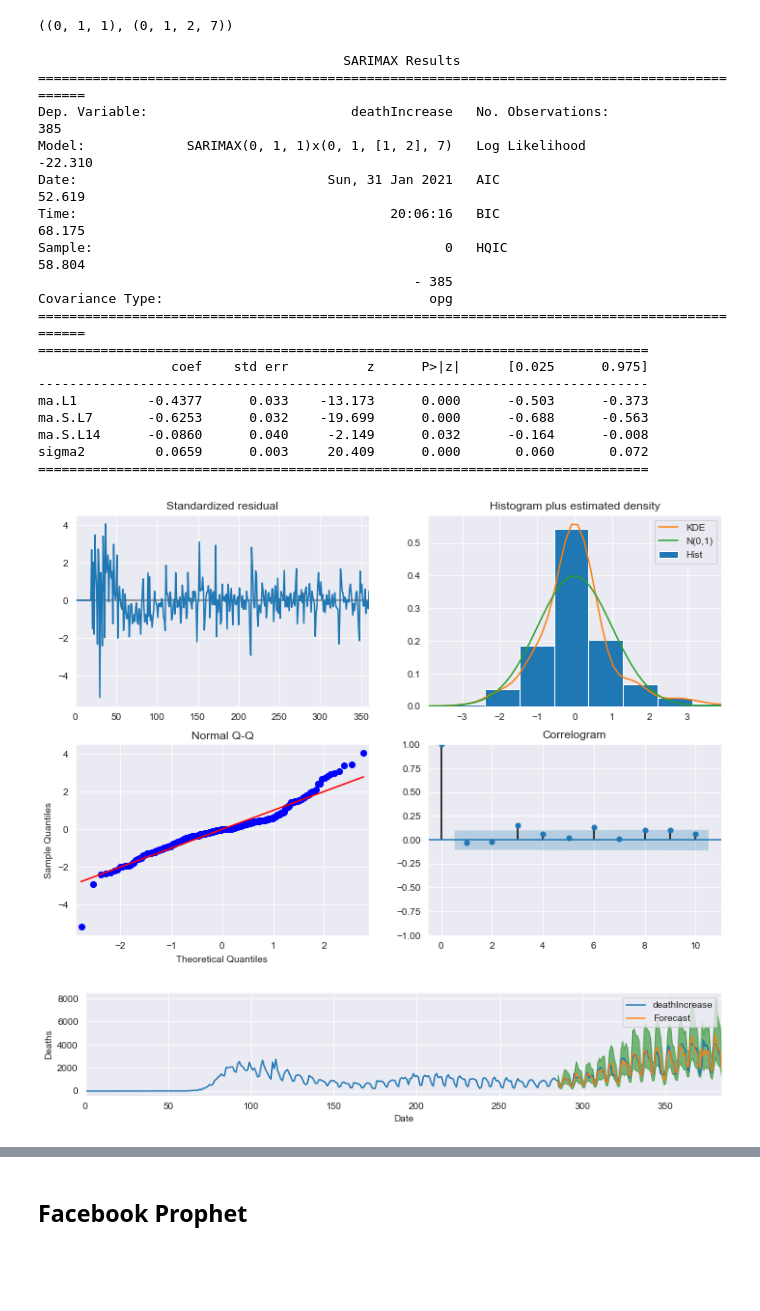
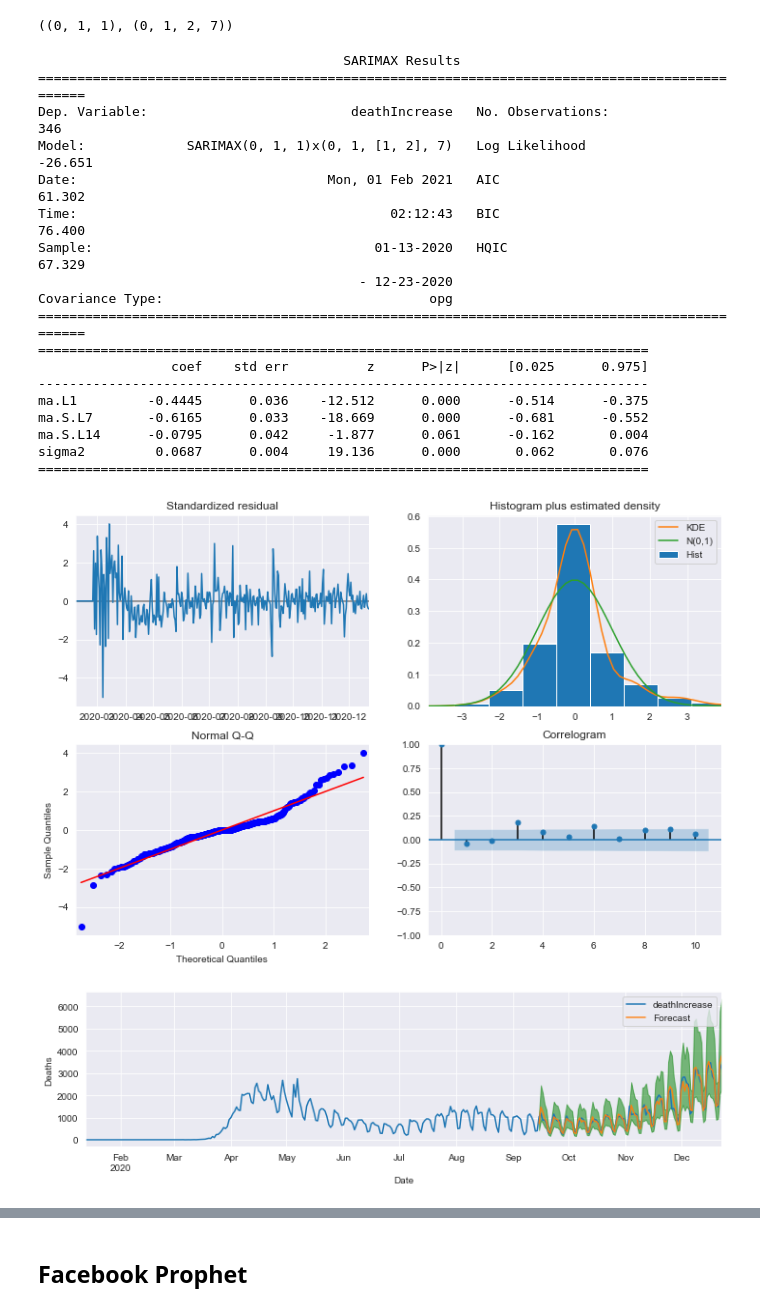
Before and after one commit to ghcn345/Coronavirus-Prediction, a Jupyter notebook: temp.ipynb, the cells around one changed output, grey strips where cells are left out. Saved outputs shown, nothing was run; the diff lists cells and outputs as text; code cells hidden in the pictures; blank space fills up the shorter version.

```diff
--- a/temp.ipynb
+++ b/temp.ipynb
@@ -238,17 +237,20 @@ stationarity_check(np.sqrt(df.mortality))
 ## Modeling
 # %% [markdown]
 ### ARIMA Model
+# %%
+# set index datetime
+df['date'] = pd.to_datetime(df.date, format='%Y%m%d')
+df.set_index('date', inplace=True)
+df.index = pd.DatetimeIndex(df.index.values, freq=df.index.inferred_freq) #<--- set freq.
+
+# construct seperate dataframes for target variable
+deaths = pd.DataFrame(df.deathIncrease, index=df.index)
+
+# add one to all values of zero for log transforms
+deaths['deathIncrease'] = np.where(deaths.deathIncrease == 0, 1, deaths.deathIncrease)
 # %%
-# construct seperate dataframes per target variable
-deaths = pd.DataFrame(df.deathIncrease, index=df.index)
-
-# drop nan values from the start of each target dataframe
-deaths.fillna(value=1, inplace=True)
-
-# add one to all values of zero for log transforms
-deaths['deathIncrease'] = np.where(deaths.deathIncrease == 0, 1, deaths.deathIncrease)
-
-ARIMA_MODEL = SARIMAX(endog=np.log(deaths),
+# Run model on training dataset only (first 90% of dates)
+ARIMA_MODEL = SARIMAX(endog=np.log(deaths[:-len(deaths)//10]),
                       order=(2,1,2),
                       enforce_stationarity=False,
                       enforce_invertibility=False)
@@ -443,7 +478,8 @@ ans_df.loc[ans_df['aic'].idxmin()][0], ans_df.loc[ans_df['aic'].idxmin()][1]
 # %% [output]
 ((0, 1, 1), (0, 1, 2, 7))
 # %%
-SARIMAX_MODEL = SARIMAX(endog=np.log(deaths),
+# Run model on training dataset only (first 90% of dates)
+SARIMAX_MODEL = SARIMAX(endog=np.log(deaths[:-len(deaths)//10]),
                       order=ans_df.loc[ans_df['aic'].idxmin()][0],
                       seasonal_order=ans_df.loc[ans_df['aic'].idxmin()][1],
                       enforce_stationarity=False,
@@ -457,56 +493,56 @@ print(output.summary().tables[1])
 # %% [output]
                                        SARIMAX Results
 ==============================================================================================
-Dep. Variable:                          deathIncrease   No. Observations:                  385
-Model:             SARIMAX(0, 1, 1)x(0, 1, [1, 2], 7)   Log Likelihood                 -22.310
-Date:                                Sun, 31 Jan 2021   AIC                             52.619
-Time:                                        20:06:16   BIC                             68.175
-Sample:                                             0   HQIC                            58.804
-                                                - 385
+Dep. Variable:                          deathIncrease   No. Observations:                  346
+Model:             SARIMAX(0, 1, 1)x(0, 1, [1, 2], 7)   Log Likelihood                 -26.651
+Date:                                Mon, 01 Feb 2021   AIC                             61.302
+Time:                                        02:12:43   BIC                             76.400
+Sample:                                    01-13-2020   HQIC                            67.329
+                                         - 12-23-2020
 Covariance Type:                                  opg
 ==============================================================================================
 ==============================================================================
                  coef    std err          z      P>|z|      [0.025      0.975]
 ------------------------------------------------------------------------------
-ma.L1         -0.4377      0.033    -13.173      0.000      -0.503      -0.373
-ma.S.L7       -0.6253      0.032    -19.699      0.000      -0.688      -0.563
-ma.S.L14      -0.0860      0.040     -2.149      0.032      -0.164      -0.008
-sigma2         0.0659      0.003     20.409      0.000       0.060       0.072
+ma.L1         -0.4445      0.036    -12.512      0.000      -0.514      -0.375
+ma.S.L7       -0.6165      0.033    -18.669      0.000      -0.681      -0.552
+ma.S.L14      -0.0795      0.042     -1.877      0.061      -0.162       0.004
+sigma2         0.0687      0.004     19.136      0.000       0.062       0.076
 ==============================================================================
 # %%
 # Call plot_diagnostics() on the results calculated above
 output.plot_diagnostics(figsize=(12, 8))
 plt.show()
 # %% [output]
-[figure, old version]
+[figure, new version]
 # %%
-# Get predictions starting from past 60 days and calculate confidence intervals
-pred = output.get_prediction(start=deaths.index[-100], dynamic=False)
+# Get predictions for training set and calculate confidence intervals
+pred = output.get_prediction(start=deaths[:-len(deaths)//10].index[-100], dynamic=False)
 pred_conf = pred.conf_int()
 # %%
 # Plot real vs predicted values along with confidence interval
 
-plt.rcParams['figure.figsize'] = 12, 2
+plt.rcParams['figure.figsize'] = 12, 3
 
 # Plot observed values
-ax = deaths.plot(label='observed')
+ax = deaths[:-len(deaths)//10].plot(label='observed')
 
 # Plot predicted values
 np.exp(pred.predicted_mean).plot(ax=ax, label='Forecast', alpha=0.9)
 
 # Plot the range for confidence intervals
 ax.fill_between(pred_conf.index,
                 np.exp(pred_conf).iloc[:, 0],
                 np.exp(pred_conf).iloc[:, 1], color='g', alpha=0.5)
 
 # Set axes labels
 ax.set_xlabel('Date')
 ax.set_ylabel('Deaths')
+# ax.set_ylim(bottom=0, top=10000)
 plt.legend()
-
 plt.show()
 # %% [output]
-[figure, old version]
+[figure, new version]
 # %%
 # Get the real and predicted values
 deaths_forecasted = np.exp(pred.predicted_mean)
```
Also changed, not shown: parts of 22 cells of this notebook.
